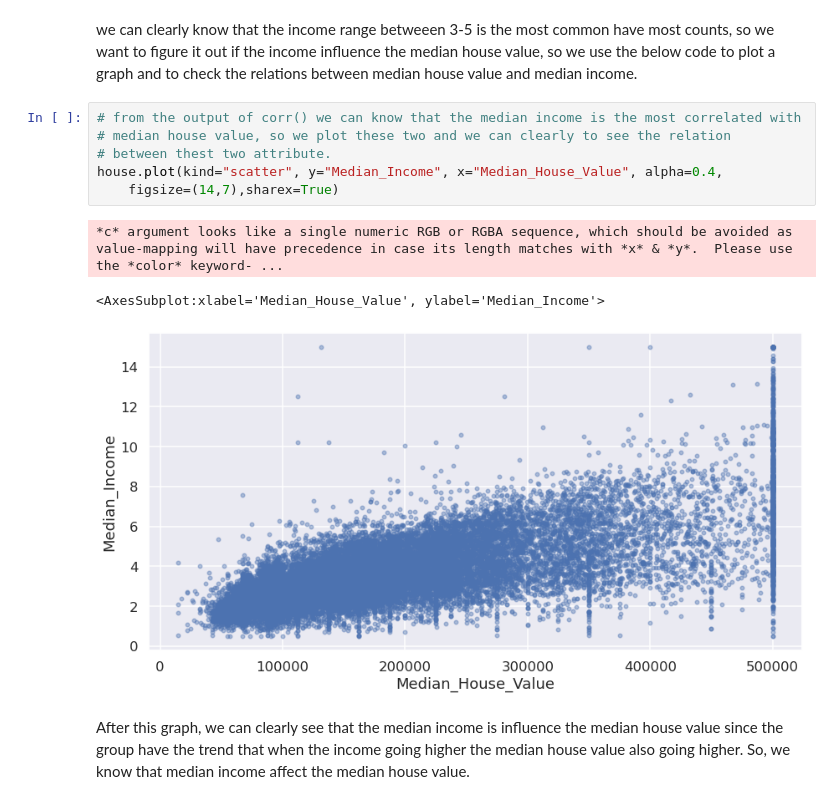
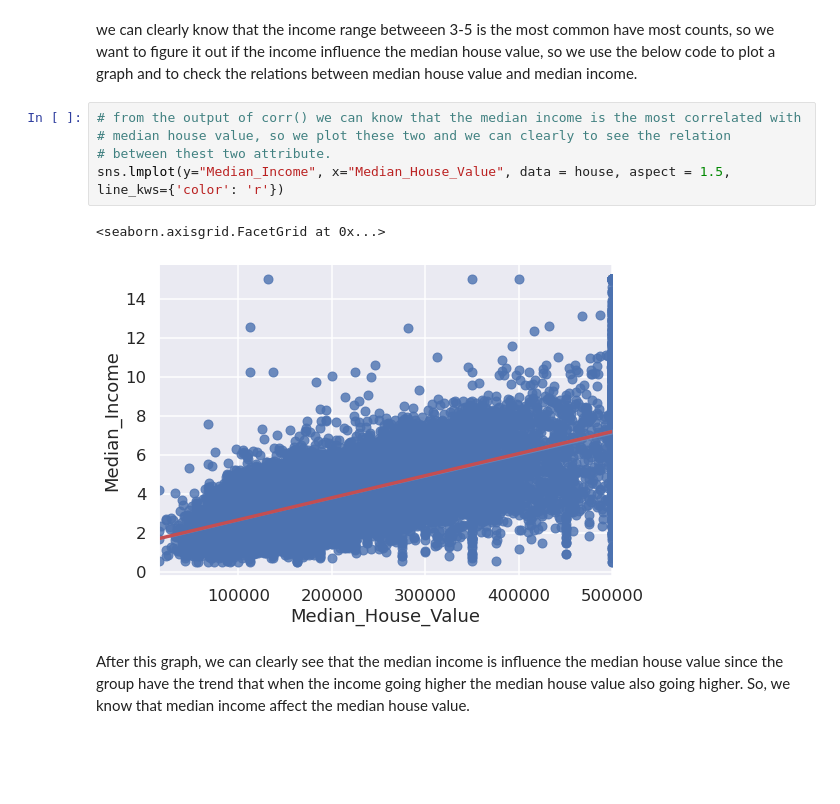
Before and after one commit to FangchengDou/cogs108, a Jupyter notebook: FinalProjectGroup076Sp22.ipynb, the cells around one changed output. Cells and saved outputs as stored; diff of their text form; blank space fills up the shorter version.

```diff
--- a/FinalProjectGroup076Sp22.ipynb
+++ b/FinalProjectGroup076Sp22.ipynb
@@ -313,13 +377,11 @@ we can clearly know that the income range betweeen 3-5 is the most common have m
 # %%
 # from the output of corr() we can know that the median income is the most correlated with
 # median house value, so we plot these two and we can clearly to see the relation
 # between thest two attribute.
-house.plot(kind="scatter", y="Median_Income", x="Median_House_Value", alpha=0.4,
-    figsize=(14,7),sharex=True)
+sns.lmplot(y="Median_Income", x="Median_House_Value", data = house, aspect = 1.5, line_kws={'color': 'r'})
 # %% [output]
-*c* argument looks like a single numeric RGB or RGBA sequence, which should be avoided as value-mapping will have precedence in case its length matches with *x* & *y*.  Please use the *color* keyword- ...
+<seaborn.axisgrid.FacetGrid at 0x...>
-<AxesSubplot:xlabel='Median_House_Value', ylabel='Median_Income'>
-[figure, old version]
+[figure, new version]
 # %% [markdown]
 After this graph, we can clearly see that the median income is influence the median house value since the group have the trend that when the income going higher the median house value also going higher. So, we know that median income affect the median house value.
 # %%
```
Also changed, not shown: parts of 41 cells of this notebook.
